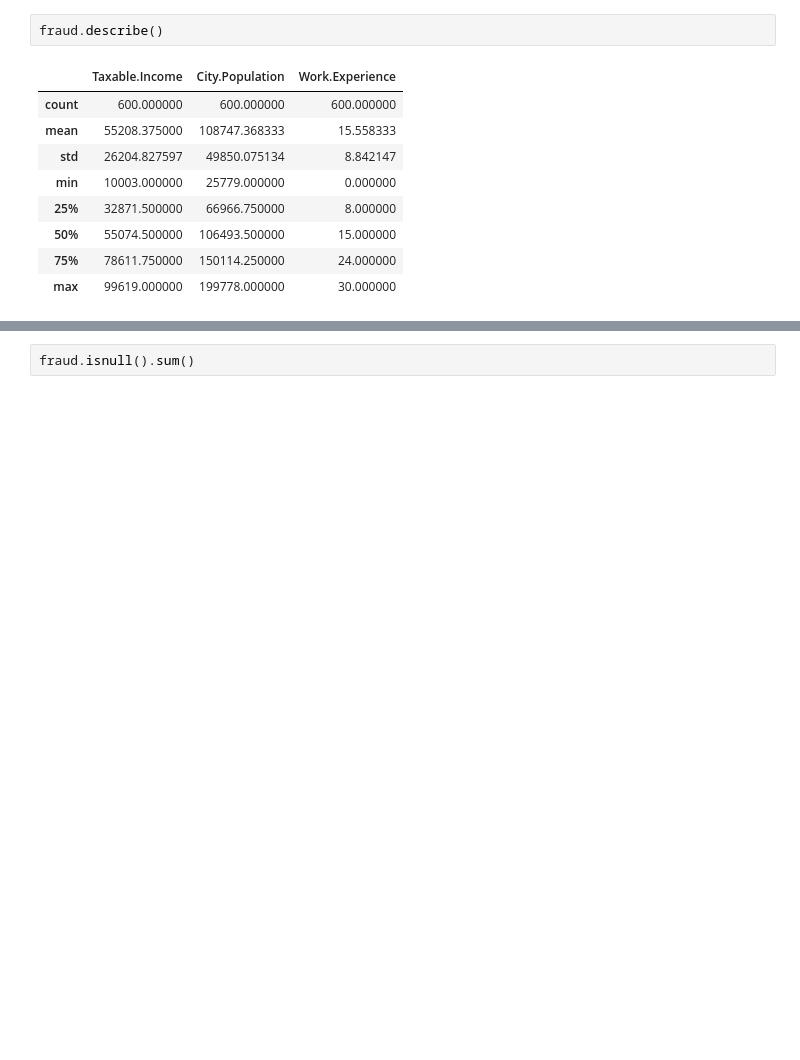
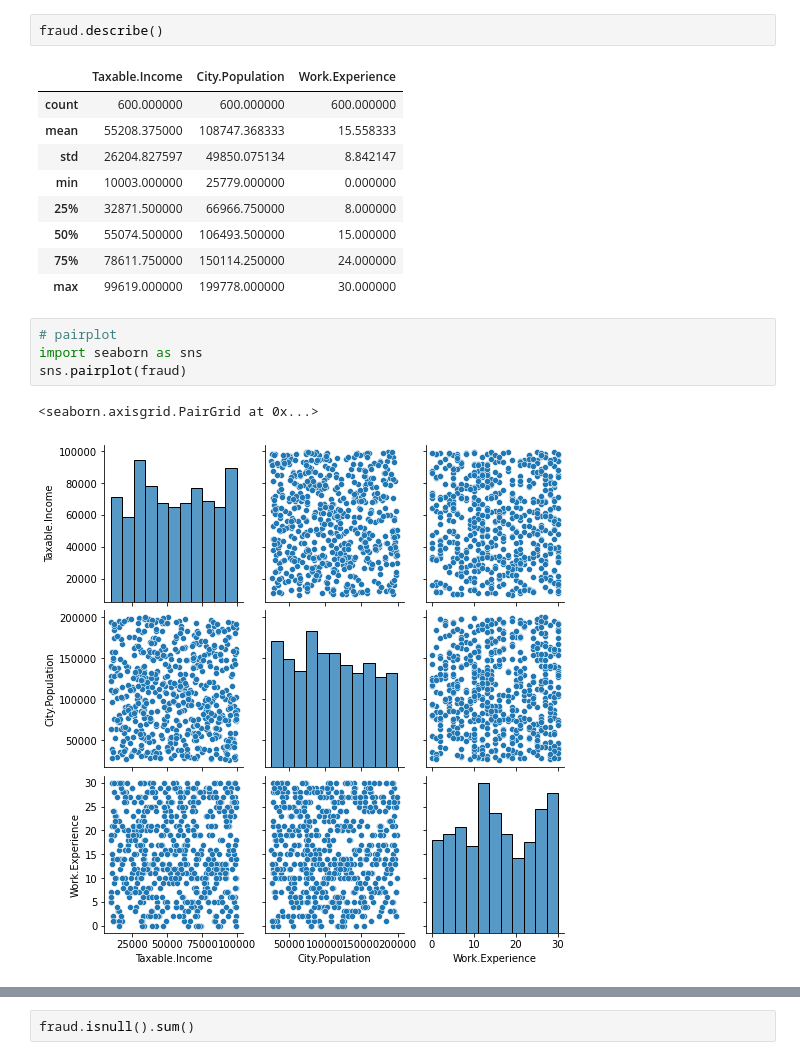
Before and after one commit to Ashwinibs19/Assignment-11-Decision-Tree-Fraud_Check, a Jupyter notebook: Assignment 11 Decision tree Fraudcheck.ipynb, the cells around one changed output, grey strips where cells are left out. Cells and saved outputs as stored; diff of their text form; blank space fills up the shorter version.

```diff
--- a/Assignment 11 Decision tree Fraudcheck.ipynb
+++ b/Assignment 11 Decision tree Fraudcheck.ipynb
@@ -66,3 +66,10 @@ fraud.describe()
 | 50% | 55074.500000 | 106493.500000 | 15.000000 |
 | 75% | 78611.750000 | 150114.250000 | 24.000000 |
 | max | 99619.000000 | 199778.000000 | 30.000000 |
+# %%
+# pairplot
+import seaborn as sns
+sns.pairplot(fraud)
+# %% [output]
+<seaborn.axisgrid.PairGrid at 0x...>
+[figure, added]
```
Also changed, not shown: parts of 14 cells of this notebook.
